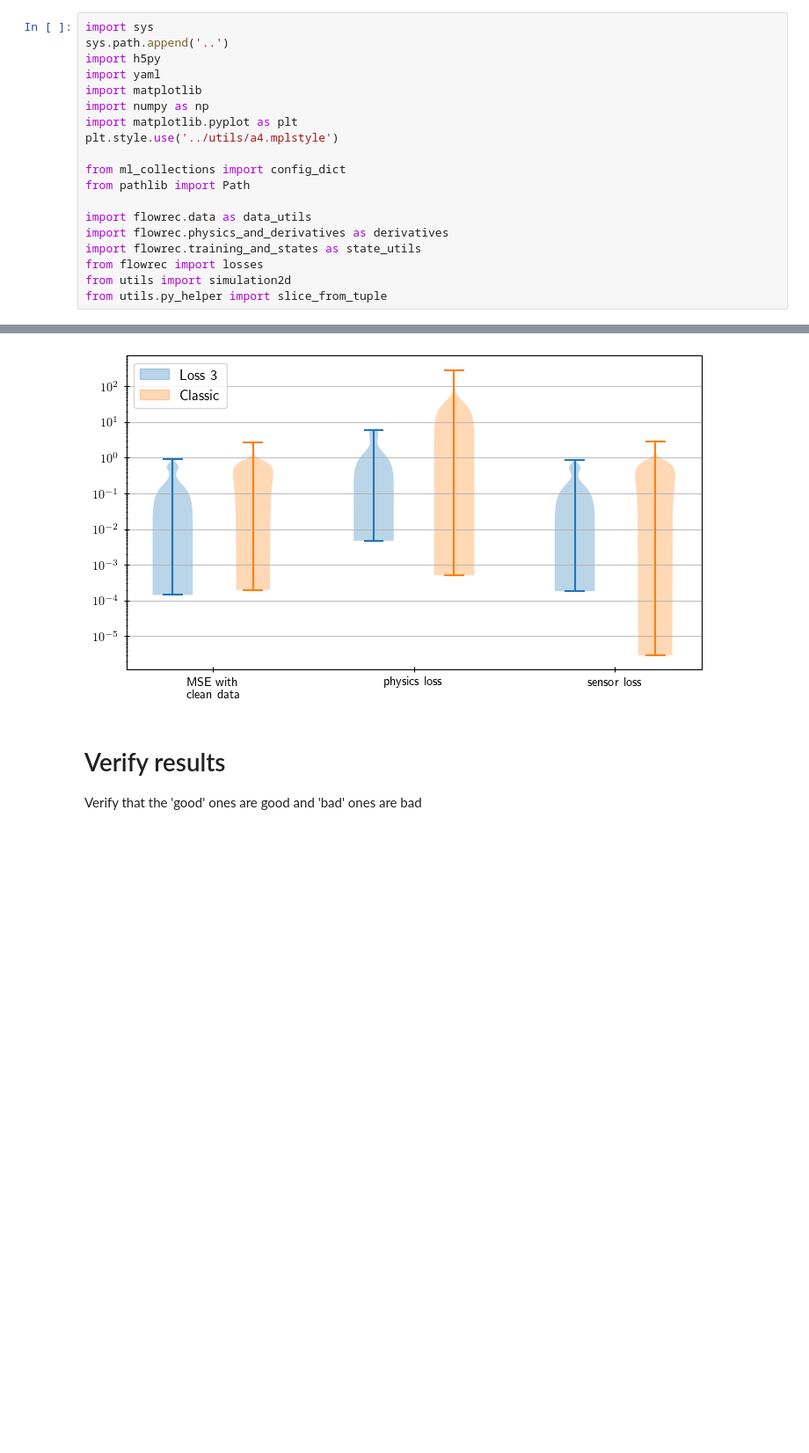
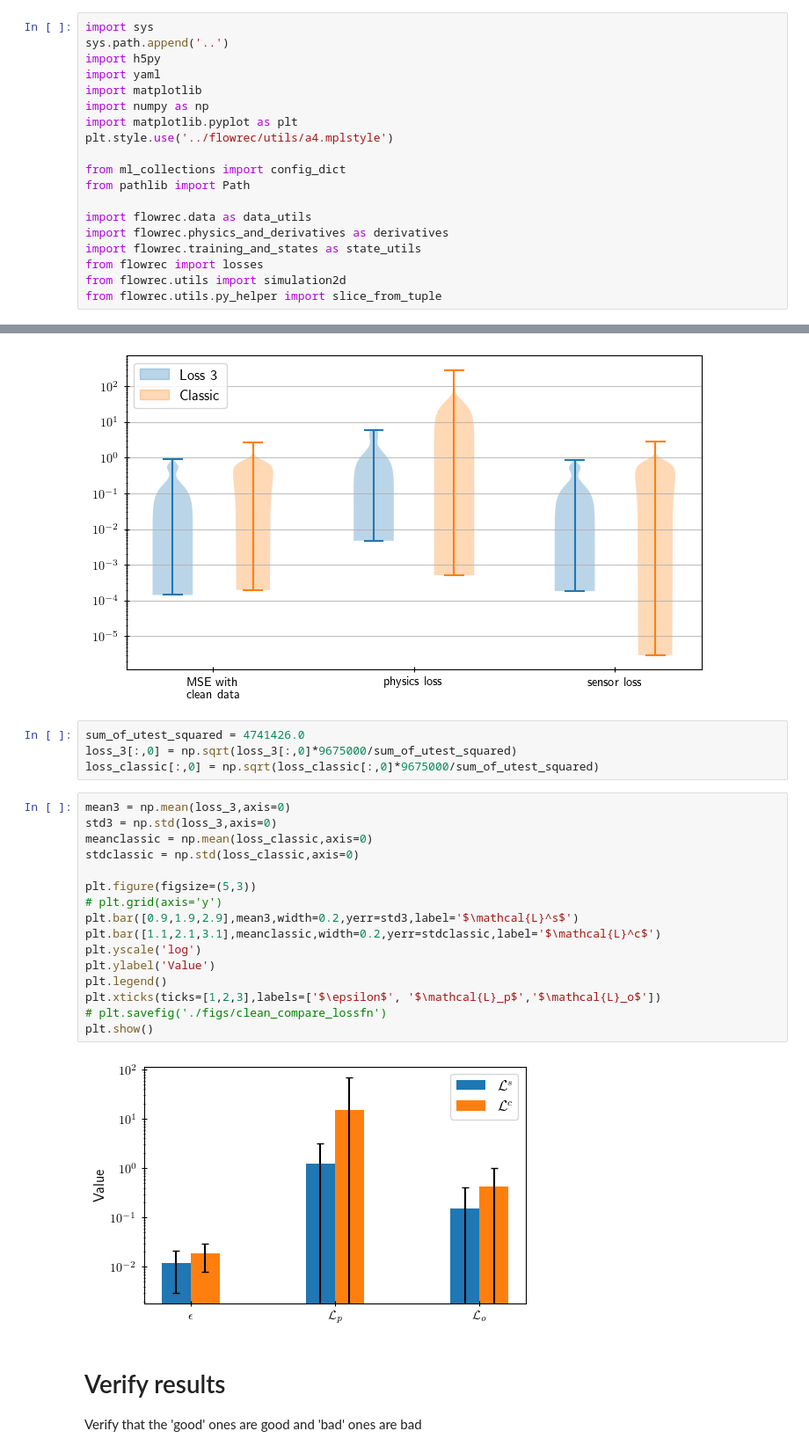
Before and after one commit to MagriLab/FlowReconstructionFromExperiment, a Jupyter notebook: figures_for_paper/robustness_clean_data.ipynb, the cells around one changed output, grey strips where cells are left out. Shown at 88% size. Saved outputs shown, nothing was run; the diff lists cells and outputs as text; blank space fills up the shorter version.

```diff
--- a/figures_for_paper/robustness_clean_data.ipynb
+++ b/figures_for_paper/robustness_clean_data.ipynb
@@ -6,7 +6,7 @@ import yaml
 import matplotlib
 import numpy as np
 import matplotlib.pyplot as plt
-plt.style.use('../utils/a4.mplstyle')
+plt.style.use('../flowrec/utils/a4.mplstyle')
 
 from ml_collections import config_dict
 from pathlib import Path
@@ -15,8 +15,8 @@ import flowrec.data as data_utils
 import flowrec.physics_and_derivatives as derivatives
 import flowrec.training_and_states as state_utils
 from flowrec import losses
-from utils import simulation2d
-from utils.py_helper import slice_from_tuple
+from flowrec.utils import simulation2d
+from flowrec.utils.py_helper import slice_from_tuple
 # %%
 # plt.figure()
 # plt.plot(loss_good_mse[:,0],loss_good_mse[:,1],label='physics')
@@ -88,6 +88,28 @@ plt.legend(*zip(*labels), loc=2)
 plt.show()
 # %% [output]
 [figure]
+# %%
+sum_of_utest_squared = 4741426.0
+loss_3[:,0] = np.sqrt(loss_3[:,0]*9675000/sum_of_utest_squared)
+loss_classic[:,0] = np.sqrt(loss_classic[:,0]*9675000/sum_of_utest_squared)
+# %%
+mean3 = np.mean(loss_3,axis=0)
+std3 = np.std(loss_3,axis=0)
+meanclassic = np.mean(loss_classic,axis=0)
+stdclassic = np.std(loss_classic,axis=0)
+
+plt.figure(figsize=(5,3))
+# plt.grid(axis='y')
+plt.bar([0.9,1.9,2.9],mean3,width=0.2,yerr=std3,label='$\mathcal{L}^s$')
+plt.bar([1.1,2.1,3.1],meanclassic,width=0.2,yerr=stdclassic,label='$\mathcal{L}^c$')
+plt.yscale('log')
+plt.ylabel('Value')
+plt.legend()
+plt.xticks(ticks=[1,2,3],labels=['$\epsilon$', '$\mathcal{L}_p$','$\mathcal{L}_o$'])
+# plt.savefig('./figs/clean_compare_lossfn')
+plt.show()
+# %% [output]
+[figure, added]
 # %% [markdown]
 # Verify results
 Verify that the 'good' ones are good and 'bad' ones are bad
```
Also changed, not shown: 5 other files.
